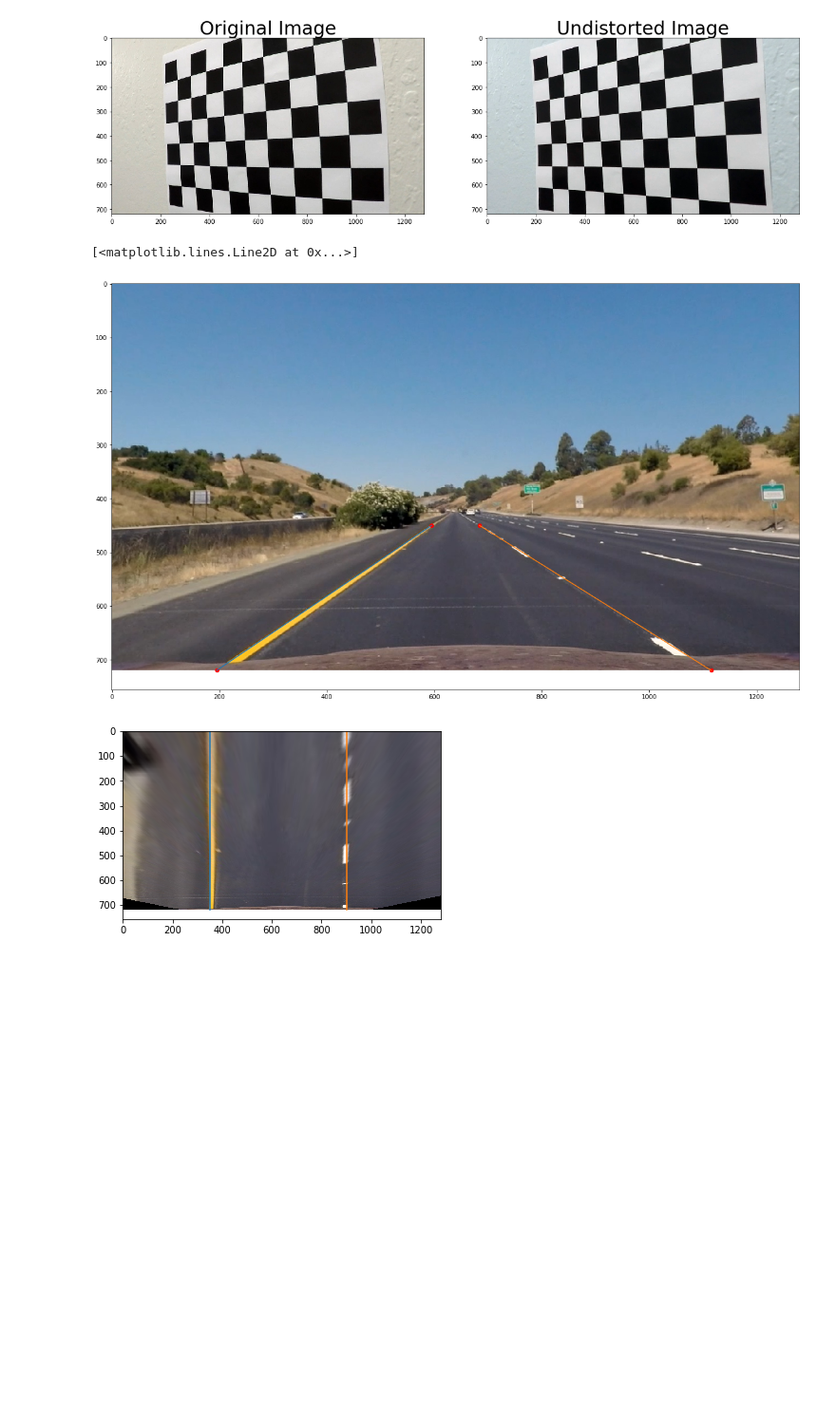
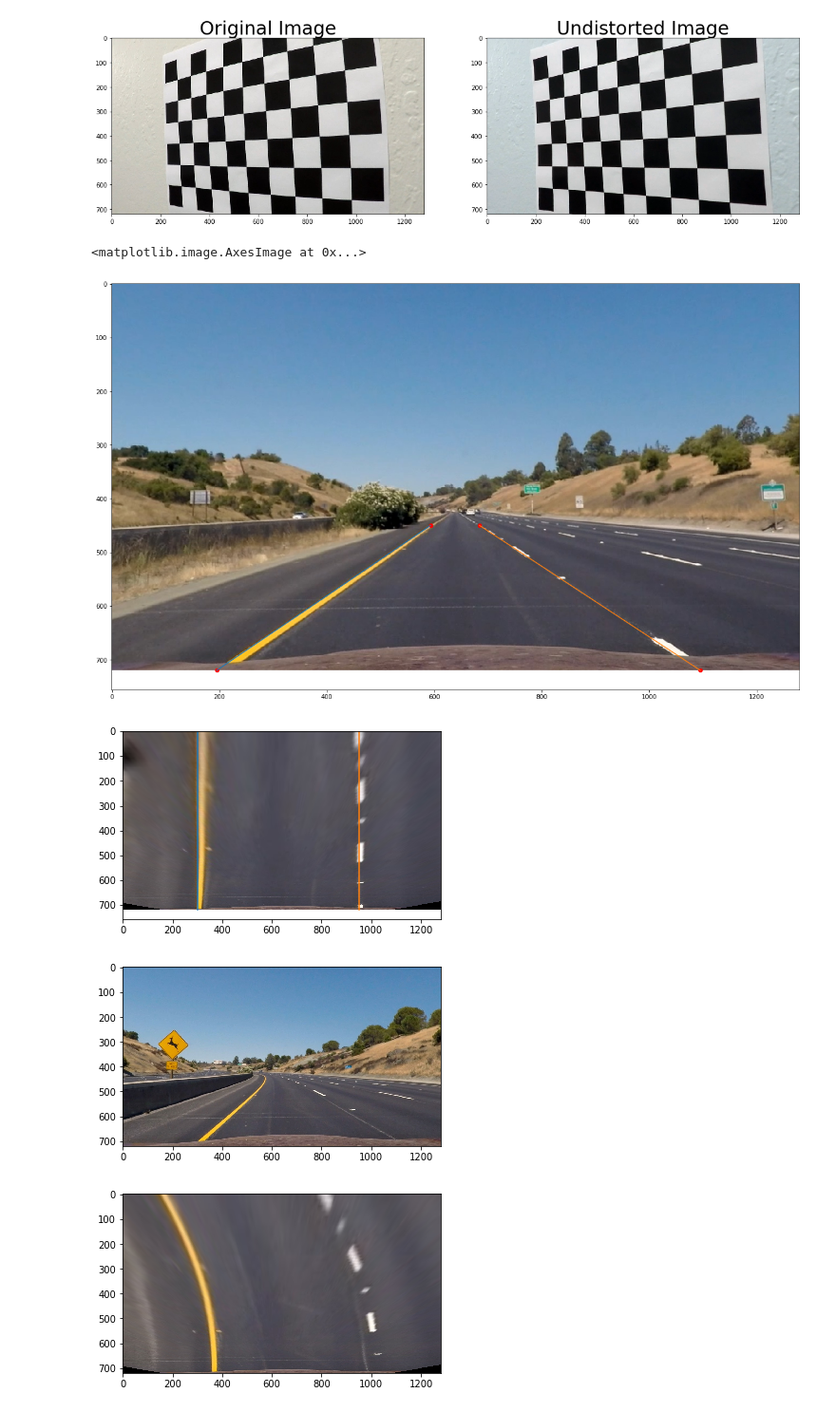
Before and after one commit to kkoppolu/CarND-Advanced-Lane-Lines, a Jupyter notebook: Advanced_Lane_Finding.ipynb, the cells around one changed output. Shown at 95% size. Cells and saved outputs as stored; diff of their text form; code cells hidden in the pictures; blank space fills up the shorter version.

Commit message:
test images working

```diff
--- a/Advanced_Lane_Finding.ipynb
+++ b/Advanced_Lane_Finding.ipynb
@@ -81,32 +81,42 @@ ax2.set_title('Undistorted Image', fontsize=30)
 # %%
 straight_image = mpimg.imread('test_images/straight_lines1.jpg')
 straight_image = cv2.undistort(straight_image, mtx, dist, None, mtx)
 plt.figure(figsize=(20,20))
 plt.imshow(straight_image)
 
-plt.plot(595, 450, 'ro')
+plt.plot(593, 450, 'ro')
 plt.plot(684, 450, 'ro')
-plt.plot(1115, 720, 'ro')
+plt.plot(1095, 720, 'ro')
 plt.plot(195, 720, 'ro')
 
-plt.plot((195, 595), (720, 450))
-plt.plot((1115, 684), (720, 450))
+plt.plot((195, 593), (720, 450))
+plt.plot((1095, 684), (720, 450))
 
-src = np.float32([[595, 450], [684, 450], [1115, 720], [195, 720]])
-dst = np.float32([[350, 0], [900, 0], [900, 720], [350, 720]])
+src = np.float32([[593, 450], [684, 450], [1095, 720], [195, 720]])
+dst = np.float32([[300, 0], [950, 0], [950, 720], [300, 720]])
 
 M = cv2.getPerspectiveTransform(src, dst)
 MInv = cv2.getPerspectiveTransform(dst, src)
 # Warp the image using OpenCV warpPerspective()
 warped = cv2.warpPerspective(straight_image, M, img_size, flags=cv2.INTER_LINEAR)
 plt.figure()
 plt.imshow(warped)
-plt.plot((350, 350), (0,720))
-plt.plot((900, 900), (0,720))
+plt.plot((300, 300), (0,720))
+plt.plot((950, 950), (0,720))
+
+curved_image = mpimg.imread('test_images/test2.jpg')
+curved_image = cv2.undistort(curved_image, mtx, dist, None, mtx)
+plt.figure()
+plt.imshow(curved_image)
+warped = cv2.warpPerspective(curved_image, M, img_size, flags=cv2.INTER_LINEAR)
+plt.figure()
+plt.imshow(warped)
 # %% [output]
-[<matplotlib.lines.Line2D at 0x...>]
+<matplotlib.image.AxesImage at 0x...>
 [figure]
-[figure, old version]
+[figure, new version]
+[figure, added]
+[figure, added]
 # %%
 def abs_sobel_thresh(img, orient='x', sobel_kernel=3, thresh=(0, 255)):
     # Apply the following steps to img
```
Also changed, not shown: parts of 5 cells of this notebook.
